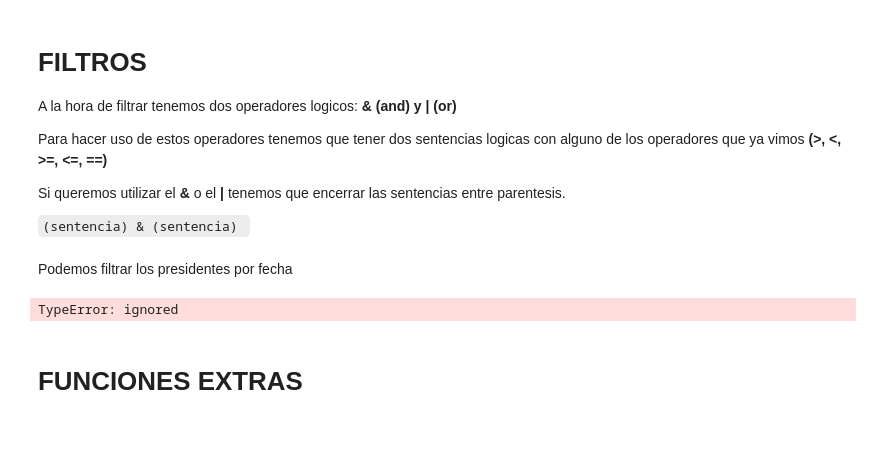
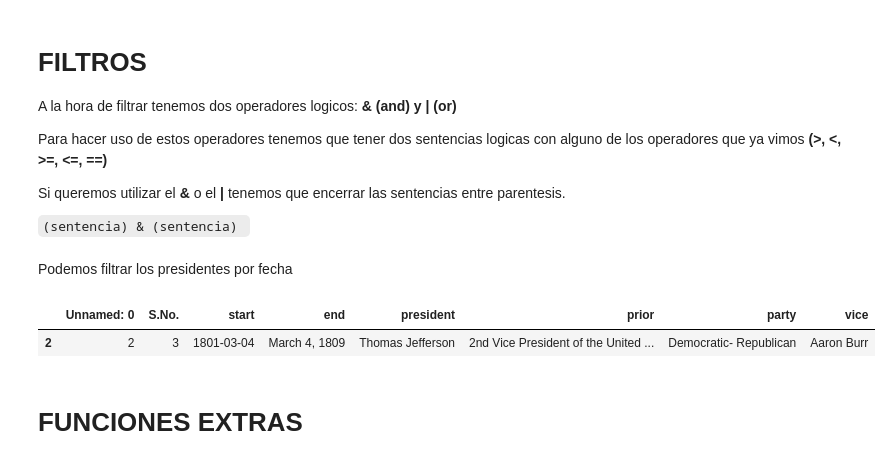
Before and after one commit to LeoVinacur/Python, a Jupyter notebook: Copia_de_PRESIDENTS_ANALYSIS.ipynb, the cells around one changed output. Drawn from its saved outputs; the diff is of its cells as text; code cells hidden in the pictures; blank space fills up the shorter version.

```diff
--- a/Copia_de_PRESIDENTS_ANALYSIS.ipynb
+++ b/Copia_de_PRESIDENTS_ANALYSIS.ipynb
@@ -373,12 +363,17 @@ Si queremos utilizar el **&** o el **|** tenemos que encerrar las sentencias ent
 # %% [markdown]
 Podemos filtrar los presidentes por fecha
 # %%
-fecha_desde = pd.datetime("1798-01-01")
-fecha_hasta = pd.datetime("1805-01-01")
+from datetime import datetime
+fecha_desde = datetime(1798,1,1)
+fecha_hasta = datetime(1805,1,1)
 df_filtrado = df[(df.start >= fecha_desde) & (df.start <= fecha_hasta)]
-#df[(df.start>= pd.to_datetime('1798-01-01')) & (df.start<= pd.to_datetime('1805-01-01'))]
+df[(df.start>= pd.to_datetime('1798-01-01')) & (df.start<= pd.to_datetime('1805-01-01'))]
+
+#diferencia = fecha_hasta - fecha_desde
+#print(diferencia)
 # %% [output]
-TypeError: ignored
+|  | Unnamed: 0 | S.No. | start | end | president | prior | party | vice |
+| 2 | 2 | 3 | 1801-03-04 | March 4, 1809 | Thomas Jefferson | 2nd Vice President of the United ... | Democratic- Republican | Aaron Burr |
 # %% [markdown]
 # FUNCIONES EXTRAS
 # %% [markdown]
```
Also changed, not shown: parts of 6 cells of this notebook.
